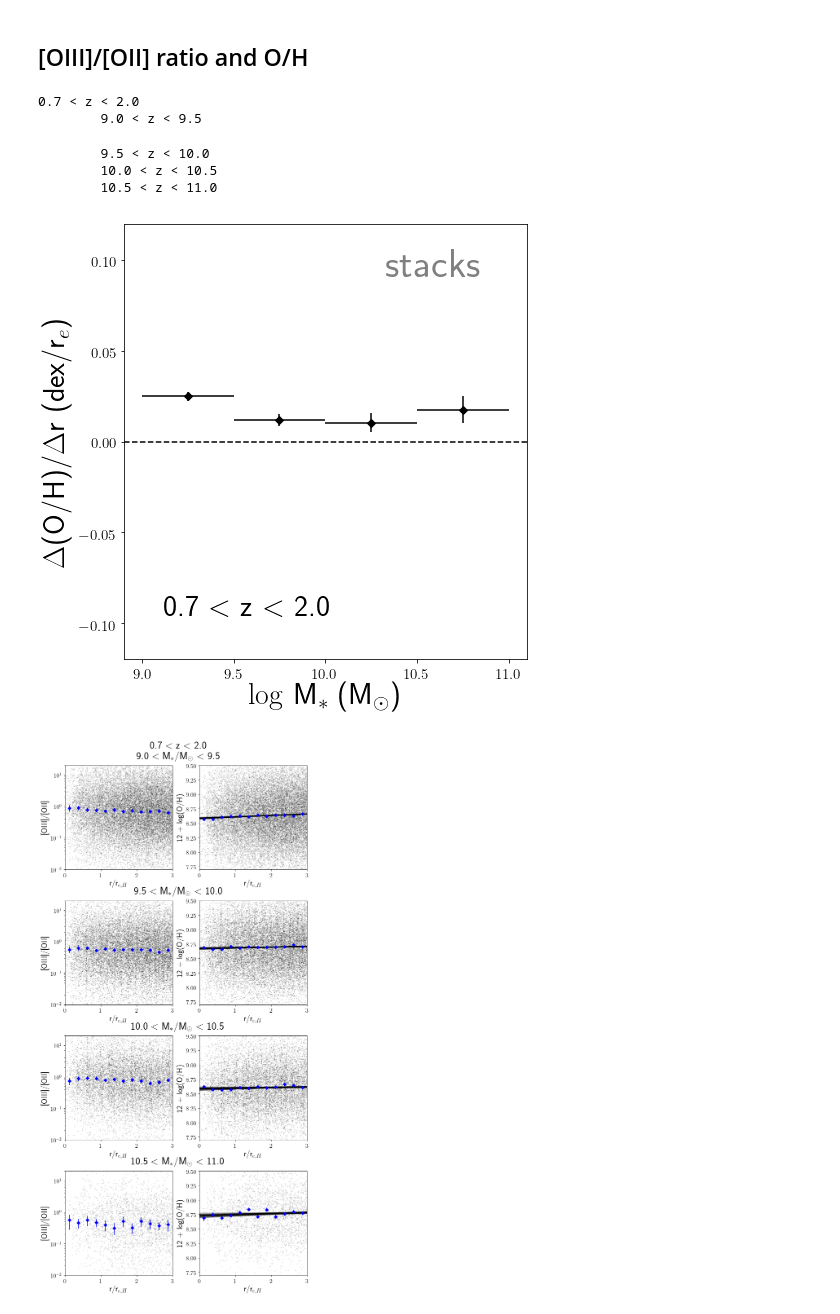
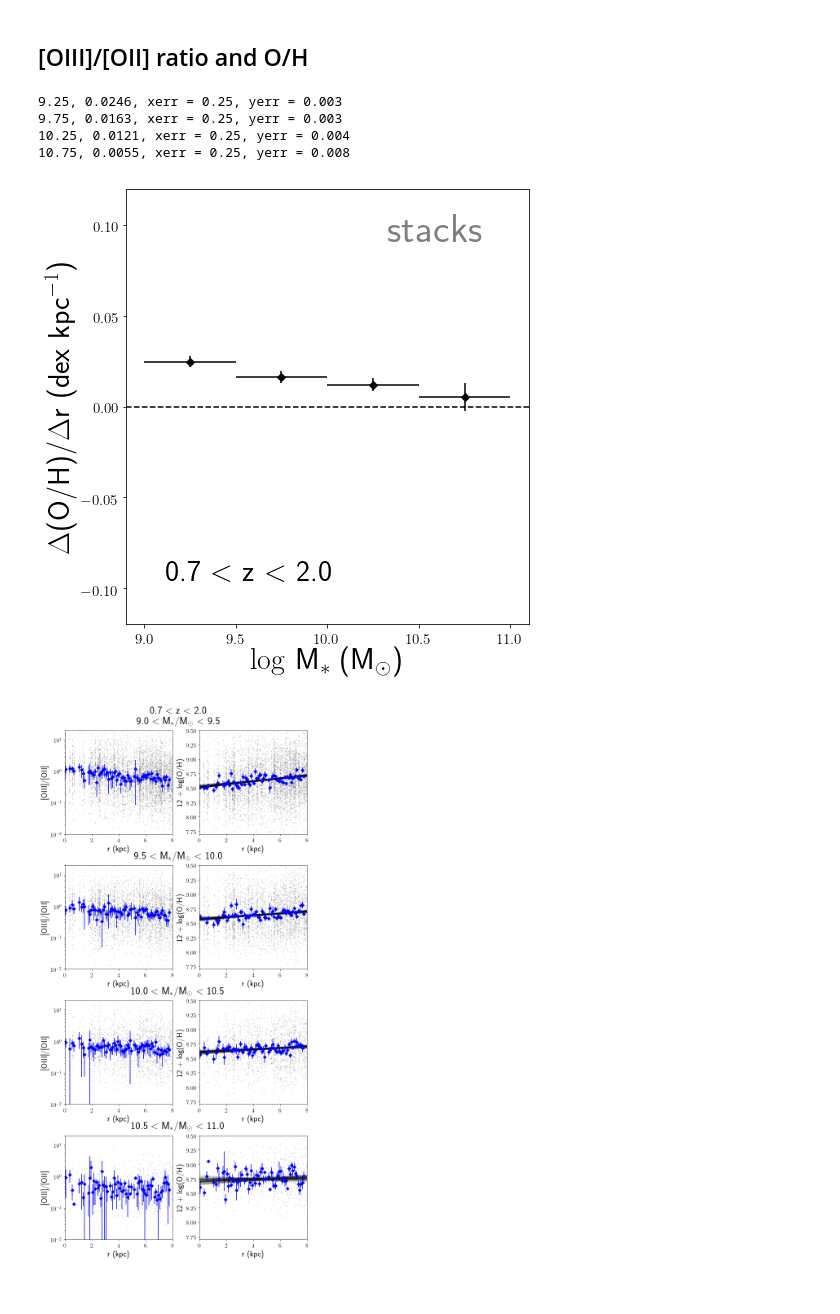
Before and after one commit to RaymondSimons/clear_local, a Jupyter notebook: stacked_profiles.ipynb, the cells around one changed output. Cells and saved outputs as stored; diff of their text form; code cells hidden in the pictures.

```diff
--- a/stacked_profiles.ipynb
+++ b/stacked_profiles.ipynb
@@ -304,7 +311,7 @@ r+= np.random.normal(0, 0.1, shape(r))
 lines = array(['ha', 'hb', 'o2', 'o3'])
 line_str = array([r'H$\alpha$', r'H$\beta$', '[OII]', '[OIII]'])
 
-bins_median = arange(0., 4.9, 0.5)
+bins_median = arange(0., 10, 0.5)
 
 for zz, z_bin in enumerate(z_selection):
     print ('%.1f < z < %.1f'%(z_bin[0], z_bin[1]))
@@ -371,8 +381,10 @@ lines = array(['o32'])
 line_str = array(['[OIII]/[OII]'])
 
 
+rmx = 8
 
-bins_median = arange(0., 5., 0.25)
+
+bins_median = arange(0., rmx, 0.1)
 np.random.seed(0)
 fig2, axr = plt.subplots(1,1, figsize = (8,8))
 clrs_z = ['darkblue', 'darkred', 'black']
@@ -385,14 +397,11 @@ m_selection = np.array([[9, 9.5],
                        [9.5, 10.0],
                        [10.0, 10.5],
                        [10.5, 11.0]])
-
-
-
 for zz, z_bin in enumerate(z_selection):
     fig, axes = plt.subplots(len(m_selection),2, figsize = (10,23))
-    print ('%.1f < z < %.1f'%(z_bin[0], z_bin[1]))
+    #print ('%.1f < z < %.1f'%(z_bin[0], z_bin[1]))
     for mm, m_bin in enumerate(m_selection):
-        print ('\t%.1f < z < %.1f'%(m_bin[0], m_bin[1]))
+        #print ('\t%.1f < z < %.1f'%(m_bin[0], m_bin[1]))
         ax1 = axes[mm, 0]
         ax2 = axes[mm, 1]
         for ll, line in enumerate(lines):
@@ -409,7 +418,7 @@ for zz, z_bin in enumerate(z_selection):
                 eO3 = data[i,:,:,3]
                 eO2 = data[i,:,:,1]
                 f = O3/O2
-                SN = 0.
+                SN = 0.2
                 gd = where((O3 > SN * eO3) & (O2 > SN * eO2))
                 ms = 2
                 alp = 0.15
@@ -420,7 +429,8 @@ for zz, z_bin in enumerate(z_selection):
                     r_p = sqrt((X * math.sin(pa * pi/180.))**2. + (Y* math.cos(pa * pi/180.))**2.)
 
                     #re = r/float(cts[i,6])
-                    re = r_p/float(cts[i,6])
+                    #re = r_p/float(cts[i,6])
+                    re = r/cosmo.arcsec_per_kpc_proper(mean([z_bin[0], z_bin[1]])).value
 
 
                     ax1.plot(re[gd].ravel(), f[gd].ravel(), 'k.',
@@ -477,49 +487,49 @@ for zz, z_bin in enumerate(z_selection):
             to_fitez[to_fitez == 0.0] = 0.1
             p, V = np.polyfit(to_fitr, to_fitz, deg = 1., w = 1./to_fitez, cov = True)
             draws = np.random.multivariate_normal(p, V, size = 100)
-            x = np.linspace(0, 5, 1000)
+            x = np.linspace(0, rmx, 1000)
             for d in draws:
                 ax2.plot(x, x*d[0] + d[1], alpha = 0.1, color = 'black')
 
             axr.errorbar(mean(m_bin), p[0], xerr = (m_bin[1] - m_bin[0])/2., yerr = sqrt(V[0,0]), fmt = 'D', color = clrs_z[zz])
-
+            print ('%.2f, %.4f, xerr = %.2f, yerr = %.3f' %(mean(m_bin), p[0], (m_bin[1] - m_bin[0])/2., sqrt(V[0,0])))
             for ax in [ax1, ax2]:
-                ax.set_xlim(0, 3.)
-                ax.set_xlabel('r/r$_{e,H}$', fontsize = 20)
+                ax.set_xlim(0, rmx)
+                #ax.set_xlabel('r/r$_{e,H}$', fontsize = 20)
+                ax.set_xlabel('r (kpc)', fontsize = 20)
 
 
             ax1.set_ylim(0.01, 20)
             ax1.set_ylabel('[OIII]/[OII]', fontsize = 20)
             ax1.set_yscale('log')
 
             ax2.set_ylabel(r'12 + log(O/H)', fontsize = 20)
             ax2.set_ylim(7.7, 9.5)
 
 
         if mm == 0:
             axes[0, 0].annotate('%.1f $<$ z $<$ %.1f\n%.1f $<$ M$_*$/M$_{\odot}$ $<$ %.1f'%(z_bin[0], z_bin[1], m_bin[0], m_bin[1]),
                    (1.05, 1.05), ha = 'center', xycoords = 'axes fraction', fontsize = 25)
         else:
             axes[mm, 0].annotate('%.1f $<$ M$_*$/M$_{\odot}$ $<$ %.1f'%(m_bin[0], m_bin[1]),
                                (1.05, 1.05), ha = 'center', xycoords = 'axes fraction', fontsize = 25)
     fig.subplots_adjust(hspace = 0.3, wspace = 0.25, right = 0.95)
     fig.savefig('/Users/rsimons/Desktop/clear/figures/O32_z_%.1f_%.1f.png'%(z_bin[0], z_bin[1]), dpi = 300.)
 
     axr.set_xlabel('$\log$ M$_{*}$ (M$_{\odot}$)', fontsize = 30)
-    axr.set_ylabel('$\Delta$(O/H)/$\Delta$r (dex/r$_e$)', fontsize = 30)
+    axr.set_ylabel('$\Delta$(O/H)/$\Delta$r (dex kpc$^{-1}$)', fontsize = 30)
     axr.axhline(y = 0.0, linestyle = 'dashed', color = 'black')
     axr.annotate('%.1f $<$ z $<$ %.1f'%(z_bin[0], z_bin[1]), (0.1, 0.1 - zz*0.08), ha = 'left', color = clrs_z[zz], xycoords = 'axes fraction', fontsize = 30)
     axr.set_xticks(arange(9,11.5, 0.5))
 axr.set_ylim(-0.12, 0.12)
 axr.annotate('stacks', (0.65, 0.88), ha = 'left', color = 'grey', xycoords = 'axes fraction', fontsize = 40)
 fig2.subplots_adjust(left = 0.2, right = 0.90)
 fig2.savefig('/Users/rsimons/Desktop/clear/figures/dz_M.png', dpi = 300.)
 # %% [output]
-0.7 < z < 2.0
-        9.0 < z < 9.5
+9.25, 0.0246, xerr = 0.25, yerr = 0.003
+9.75, 0.0163, xerr = 0.25, yerr = 0.003
+10.25, 0.0121, xerr = 0.25, yerr = 0.004
+10.75, 0.0055, xerr = 0.25, yerr = 0.008
-        9.5 < z < 10.0
-        10.0 < z < 10.5
-        10.5 < z < 11.0
-[figure, old version]
+[figure, new version]
-[figure, old version]
+[figure, new version]
 # %%
```
Also changed, not shown: parts of 9 cells of this notebook, 6 other files.
